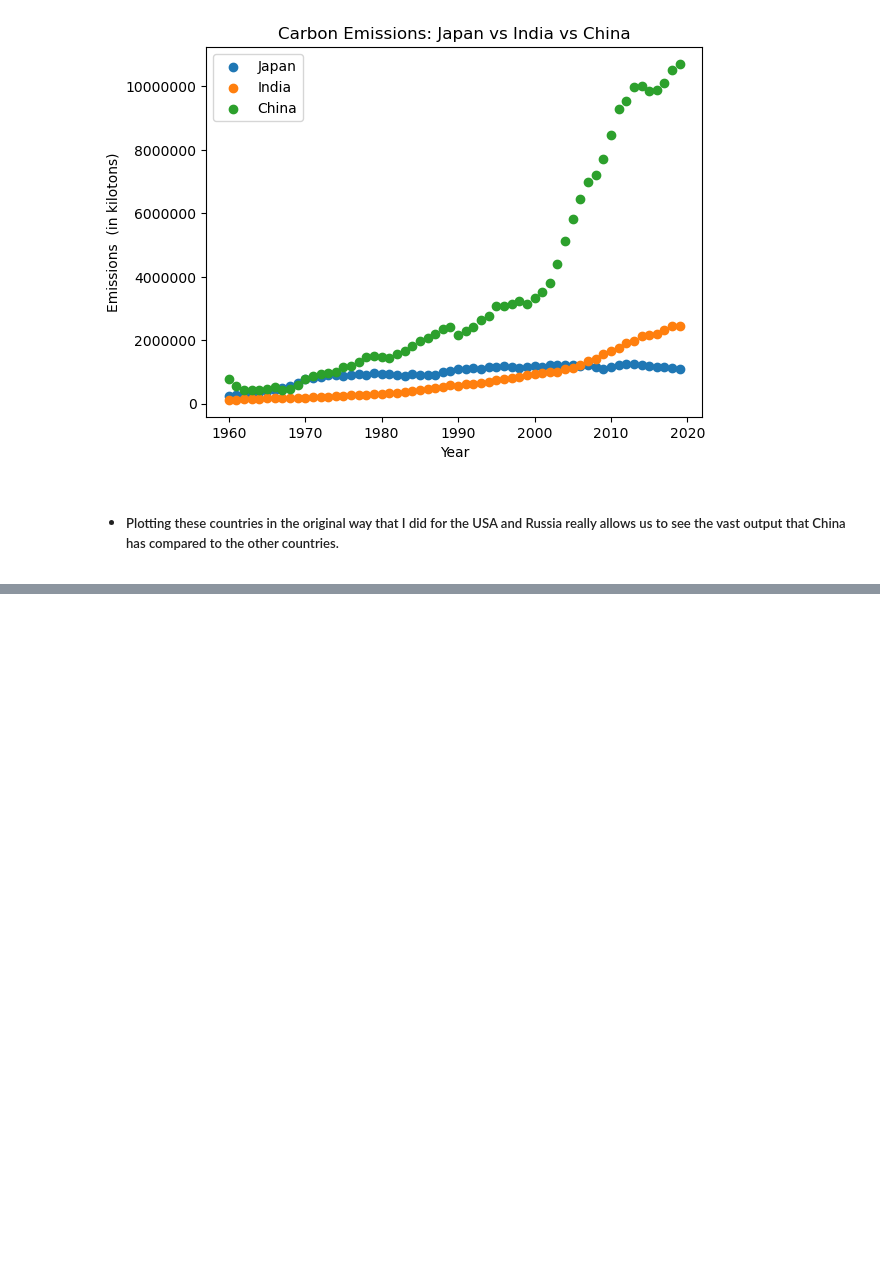
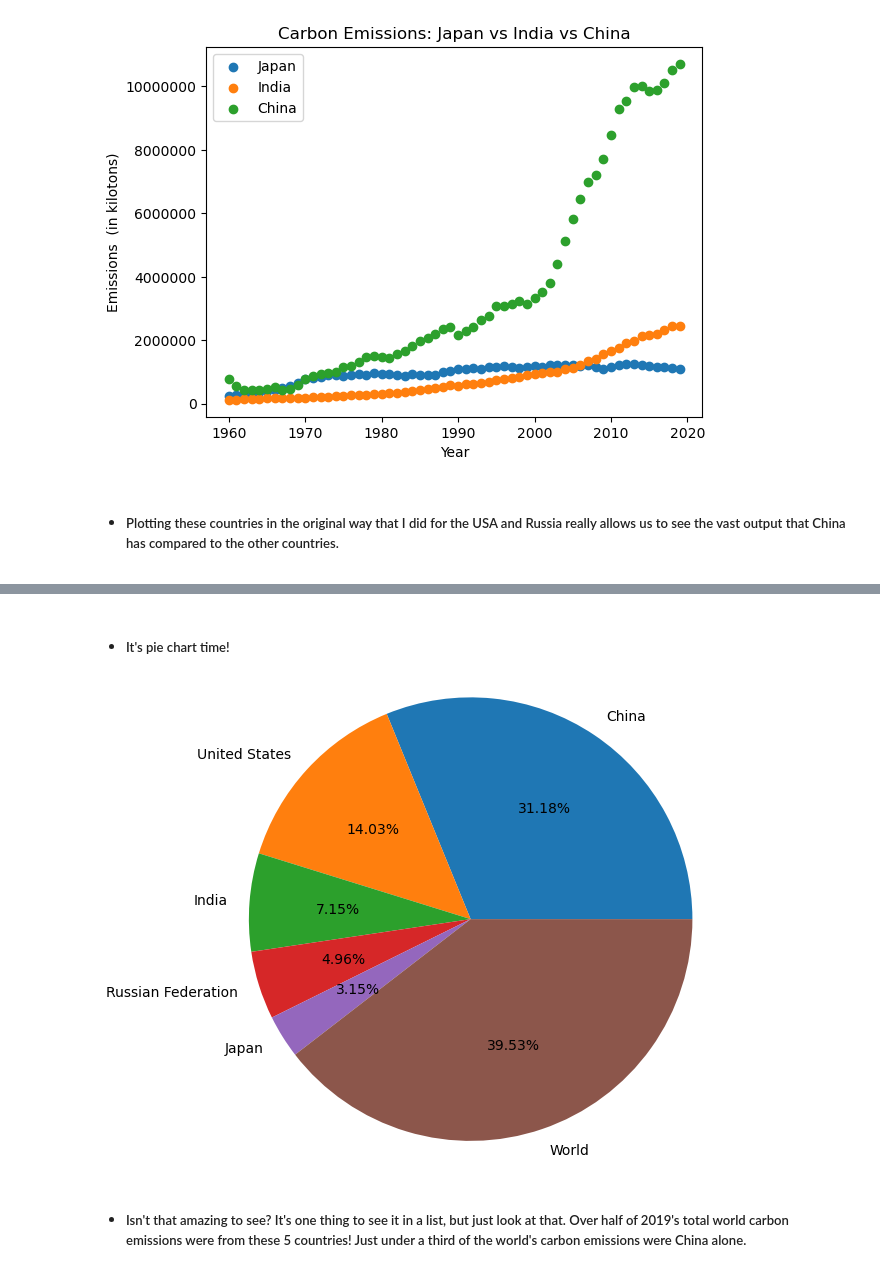
Before and after one commit to JeffreyFennell/Carbon-Emissions, a Jupyter notebook: carbon_emissions_project/carbon_emissions_final.ipynb, the cells around one changed output, grey strips where cells are left out. Cells and saved outputs as stored; diff of their text form; code cells hidden in the pictures; blank space fills up the shorter version.

```diff
--- a/carbon_emissions_project/carbon_emissions_final.ipynb
+++ b/carbon_emissions_project/carbon_emissions_final.ipynb
@@ -400,0 +397,5 @@ ax.ticklabel_format(style='plain')
+# %%
+# Let's pull out the world data into its own df.
+wdf = df[df['Country'].str.match('World')]
+current_wdf = wdf[wdf['Year'].between(2019, 2019)].sort_values(by='Year')
+current_wdf
@@ -400,0 +407,4 @@ ax.ticklabel_format(style='plain')
+# %%
+# We'll use the new_df created all the way at the beginning to create a small dataframe to contain the top 5 carbon emitters from 2019. We'll put it into its own variable, top_df.
+top_df = new_df.head(n=5)
+top_df
@@ -400,0 +418,5 @@ ax.ticklabel_format(style='plain')
+# %%
+# Next, we'll substract the sum of carbon emissions of top_df from the current_wdf variable. This will give our modified_wdf. With this we will be able to make a more accurate pie chart.
+total_top = sum(top_df['Carbon Emissions (in kilotons)'])
+current_wdf['Carbon Emissions (in kilotons)']= current_wdf['Carbon Emissions (in kilotons)']- total_top
+current_wdf
@@ -400,0 +426,4 @@ ax.ticklabel_format(style='plain')
+# %%
+# Let's now combine everything into a neat dataframe for our pie chart.
+pie_df = pd.concat([top_df,current_wdf])
+pie_df
@@ -400,0 +438,10 @@ ax.ticklabel_format(style='plain')
+# %% [markdown]
+- ##### It's pie chart time!
+# %%
+fig, ax = plt.subplots()
+ax.pie(pie_df['Carbon Emissions (in kilotons)'], labels = pie_df['Country'], autopct='%1.2f%%', radius=1.5)
+plt.show()
+# %% [output]
+[figure, added]
+# %% [markdown]
+- ##### Isn't that amazing to see? It's one thing to see it in a list, but just look at that. Over half of 2019's total world carbon emissions were from these 5 countries! Just under a third of the world's carbon emissions were China alone.
```
Also changed, not shown: parts of 7 cells of this notebook, 1 other file.
